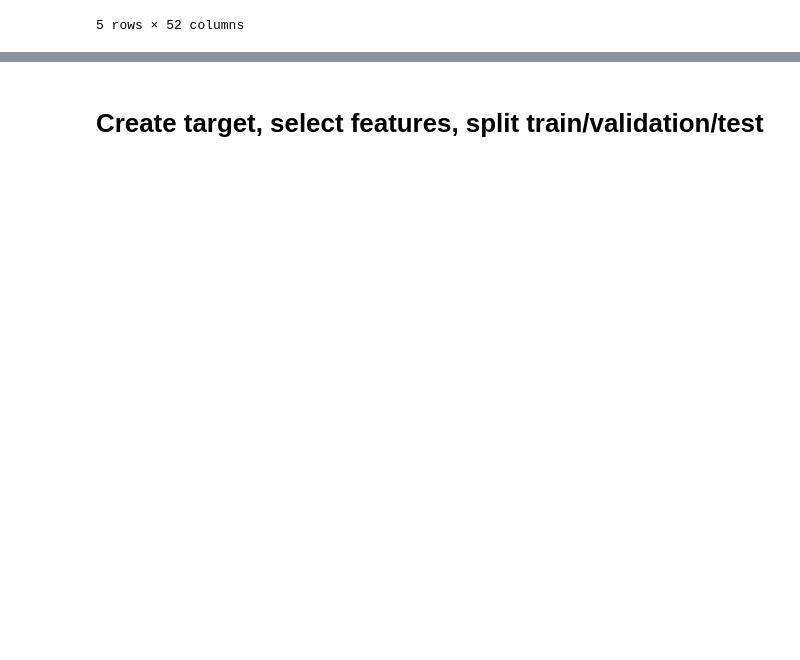
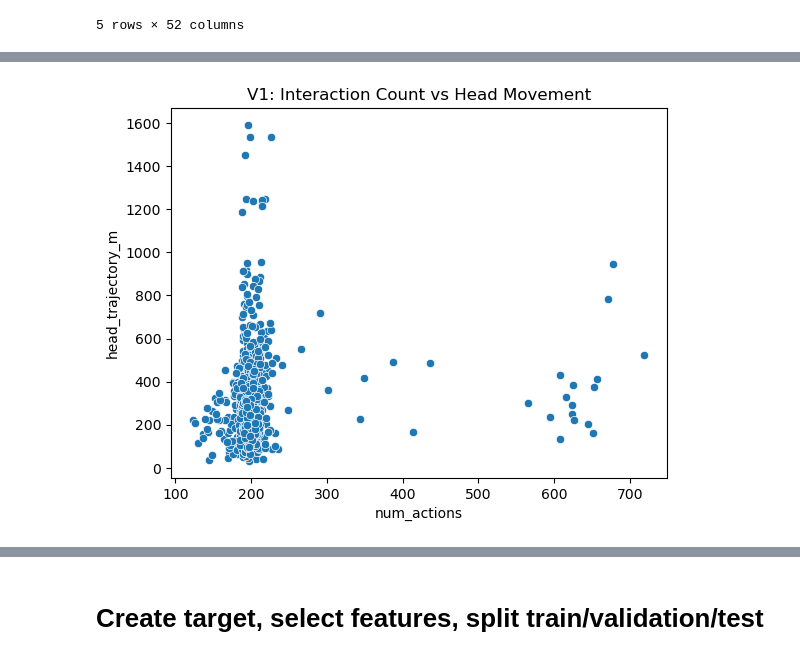
Before and after one commit to bartteeuwen/USD-Data-Science-Cloud-Computing-Class, a Jupyter notebook: Bart Version.ipynb, the cells around one changed output, grey strips where cells are left out. Drawn from its saved outputs; the diff is of its cells as text; code cells hidden in the pictures; blank space fills up the shorter version.

```diff
--- a/Bart Version.ipynb
+++ b/Bart Version.ipynb
@@ -362,0 +463,10 @@ Clean shape: (845, 52)
+# %%
+sns.scatterplot(
+    data=df_model_clean,
+    x="num_actions",
+    y="head_trajectory_m"
+)
+plt.title("V1: Interaction Count vs Head Movement")
+plt.show()
+# %% [output]
+[figure, added]
```
Also changed, not shown: parts of 40 cells of this notebook.
